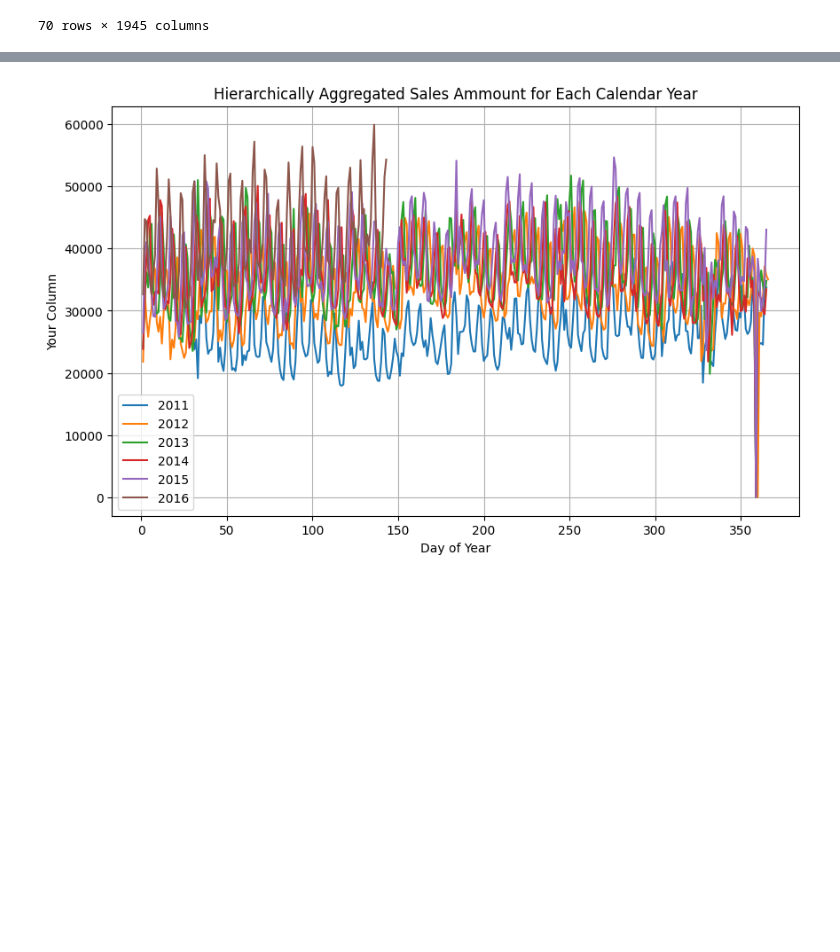
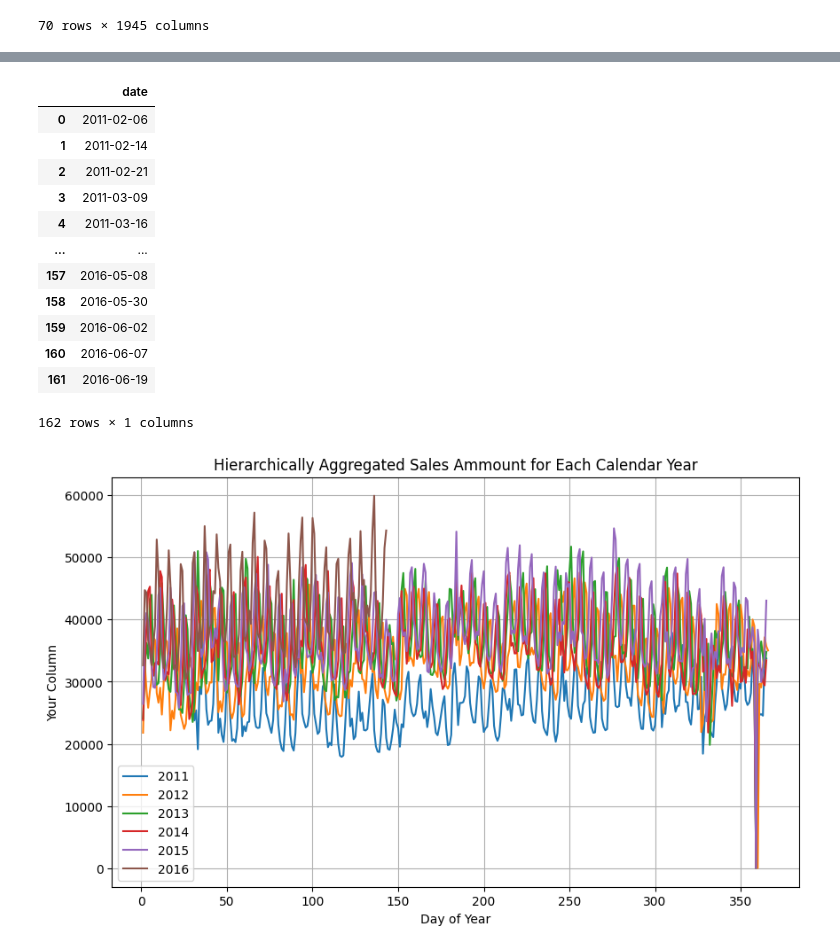
Before and after one commit to skoMarat/M5, a Jupyter notebook: notebook.ipynb, the cells around one changed output, grey strips where cells are left out. Cells and saved outputs as stored; diff of their text form; code cells hidden in the pictures; blank space fills up the shorter version.

```diff
--- a/notebook.ipynb
+++ b/notebook.ipynb
@@ -107,0 +123,17 @@ data
+# %%
+holidays=pd.read_csv(os.getcwd()+f"\\data\\M5\\holidays.csv")
+holidays
+# %% [output]
+|  | date |
+| 0 | 2011-02-06 |
+| 1 | 2011-02-14 |
+| 2 | 2011-02-21 |
+| 3 | 2011-03-09 |
+| 4 | 2011-03-16 |
+| ... | ... |
+| 157 | 2016-05-08 |
+| 158 | 2016-05-30 |
+| 159 | 2016-06-02 |
+| 160 | 2016-06-07 |
+| 161 | 2016-06-19 |
+162 rows × 1 columns
```
Also changed, not shown: parts of 23 cells of this notebook, 7 other files.
